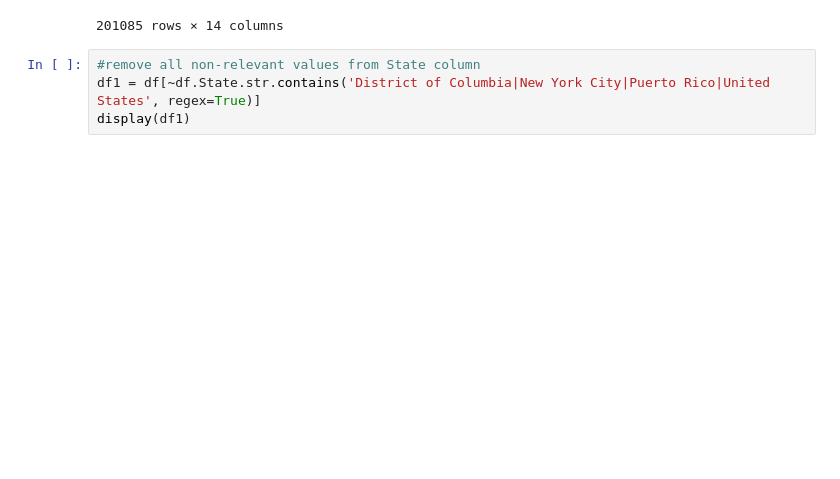
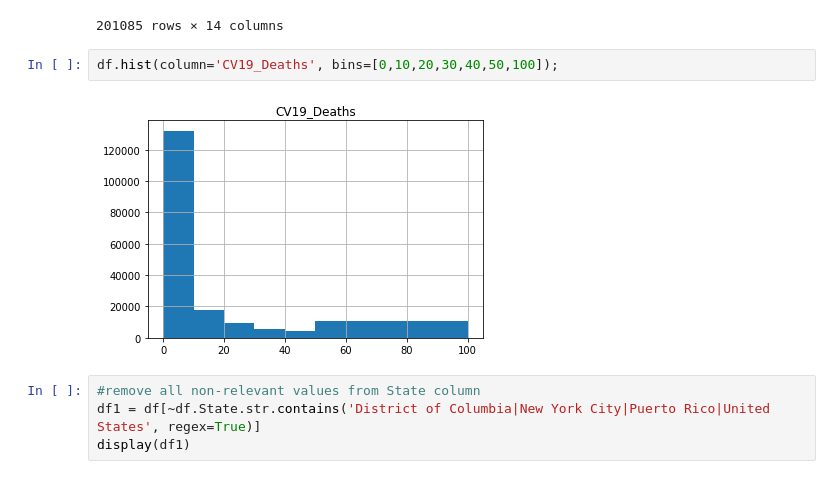
Before and after one commit to JScottLopez/github-ds, a Jupyter notebook: TIM_6500_JSLopez.ipynb, the cells around one changed output. Drawn from its saved outputs; the diff is of its cells as text; blank space fills up the shorter version.

```diff
--- a/TIM_6500_JSLopez.ipynb
+++ b/TIM_6500_JSLopez.ipynb
@@ -170,6 +170,10 @@ display(df)
 | 273237 | 07/18/2021 | 05/01/2021 | 05/31/2021 | By Month | 2,021 | 5.0 | Puerto Rico | COVID-19 | COVID-19 | ... |
 | 273238 | 07/18/2021 | 06/01/2021 | 06/30/2021 | By Month | 2,021 | 6.0 | Puerto Rico | COVID-19 | COVID-19 | ... |
 201085 rows × 14 columns
+# %%
+df.hist(column='CV19_Deaths', bins=[0,10,20,30,40,50,100]);
+# %% [output]
+[figure, added]
 # %%
 #remove all non-relevant values from State column
 df1 = df[~df.State.str.contains('District of Columbia|New York City|Puerto Rico|United States', regex=True)]
```
Also changed, not shown: parts of 1 cell of this notebook.
